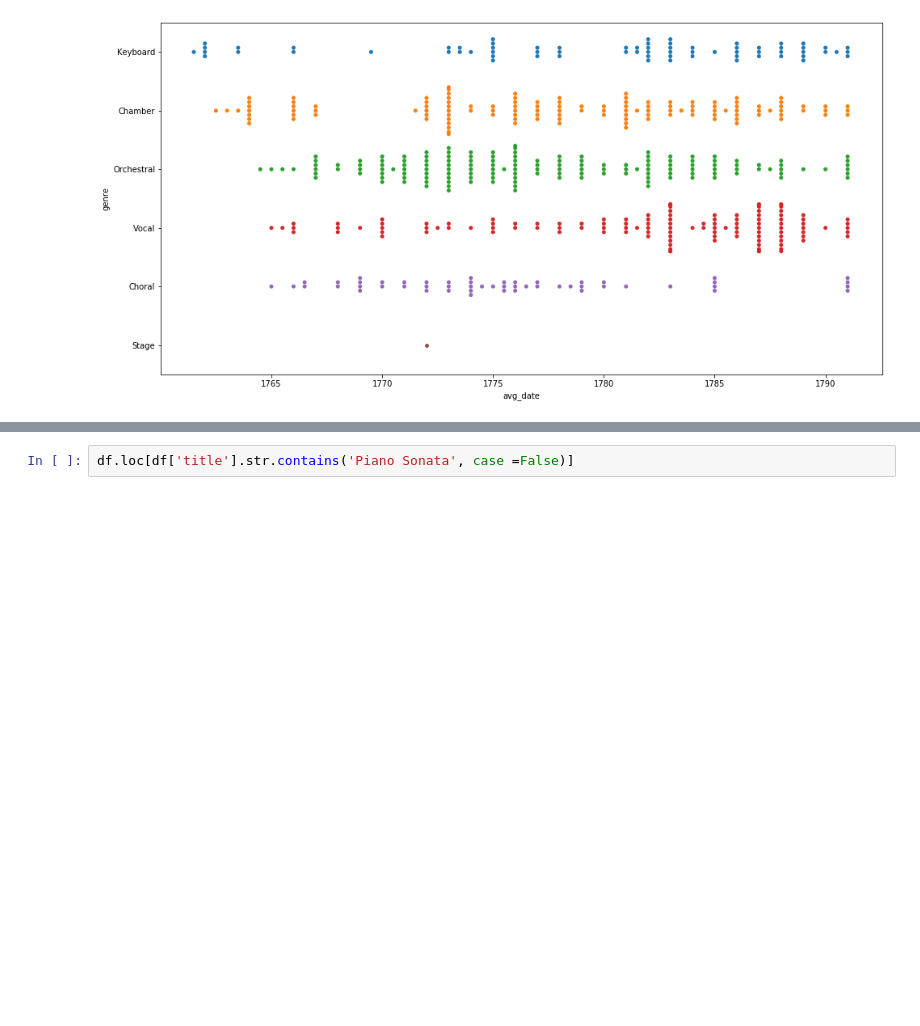
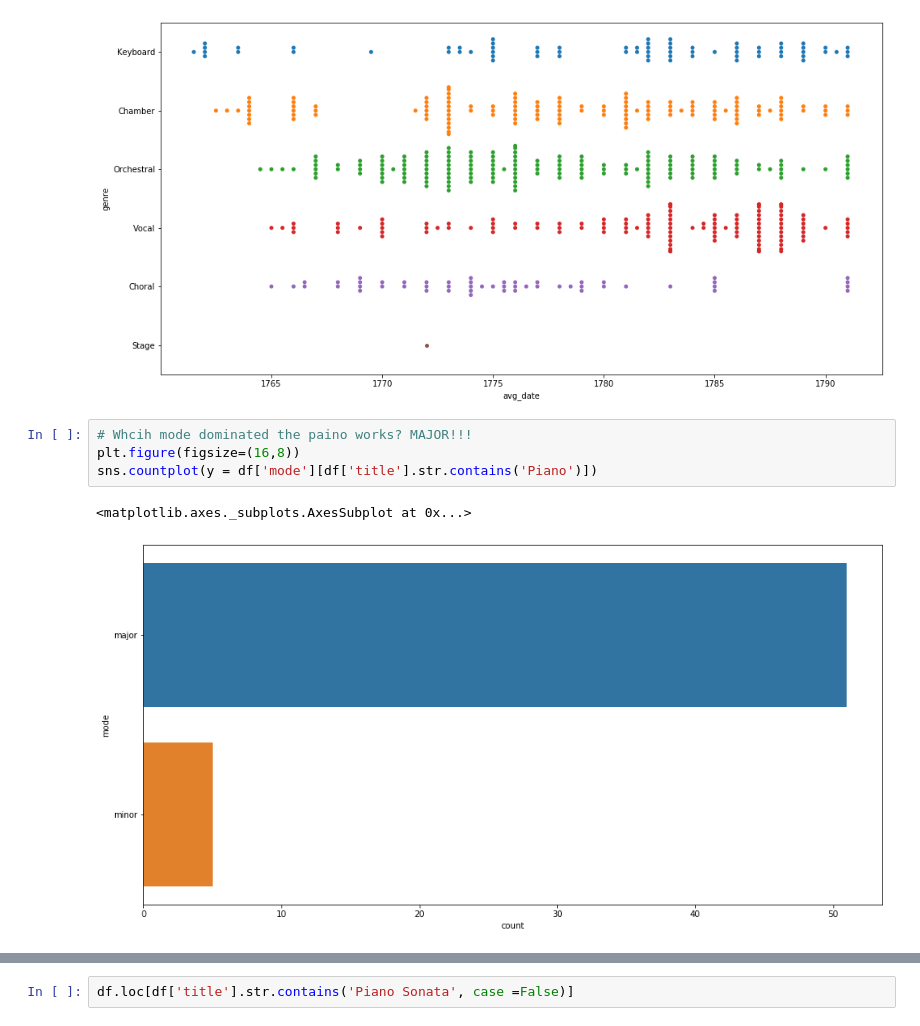
Before and after one commit to chiahsingpi/visualizing_composer, a Jupyter notebook: Mozart.ipynb, the cells around one changed output, grey strips where cells are left out. Drawn from its saved outputs; the diff is of its cells as text; blank space fills up the shorter version.

```diff
--- a/Mozart.ipynb
+++ b/Mozart.ipynb
@@ -177,3 +183,10 @@ sns.swarmplot(x=df['avg_date'],y=df['genre'])
 # %% [output]
 <matplotlib.axes._subplots.AxesSubplot at 0x...>
 [figure]
+# %%
+# Whcih mode dominated the paino works? MAJOR!!!
+plt.figure(figsize=(16,8))
+sns.countplot(y = df['mode'][df['title'].str.contains('Piano')])
+# %% [output]
+<matplotlib.axes._subplots.AxesSubplot at 0x...>
+[figure, added]
```
Also changed, not shown: parts of 24 cells of this notebook.
